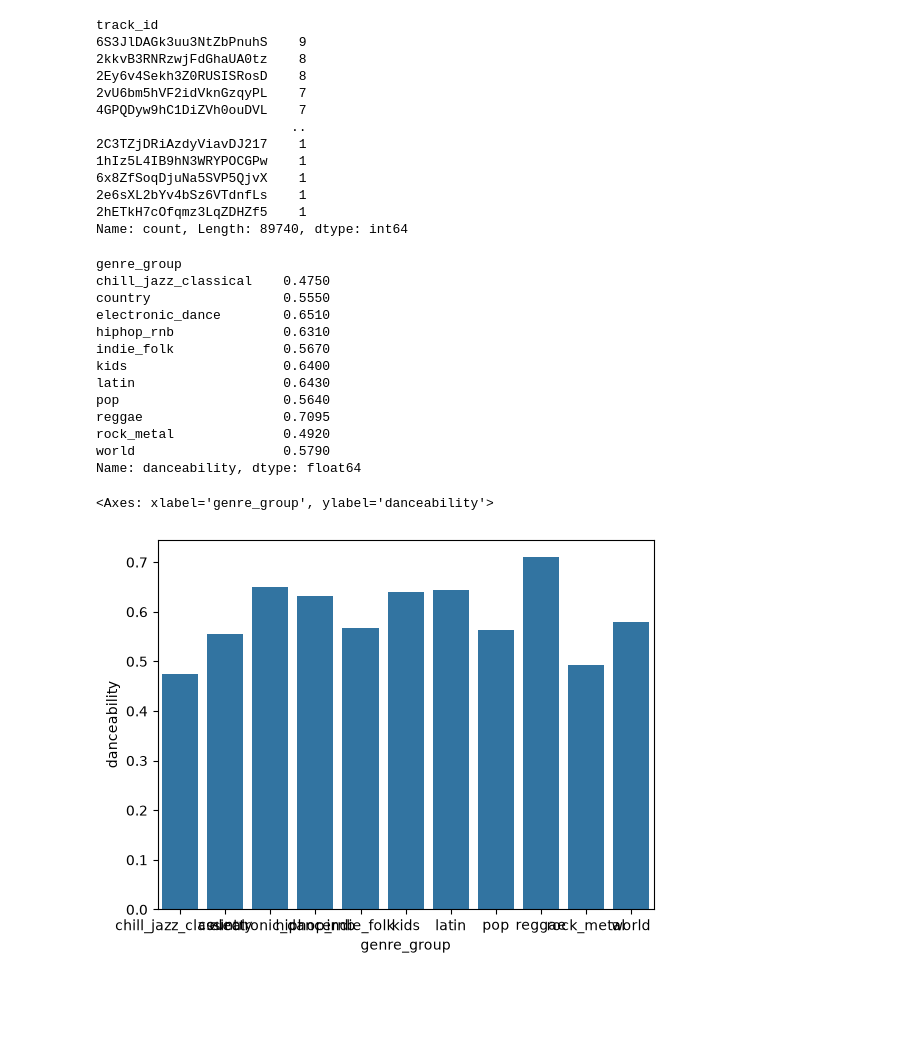
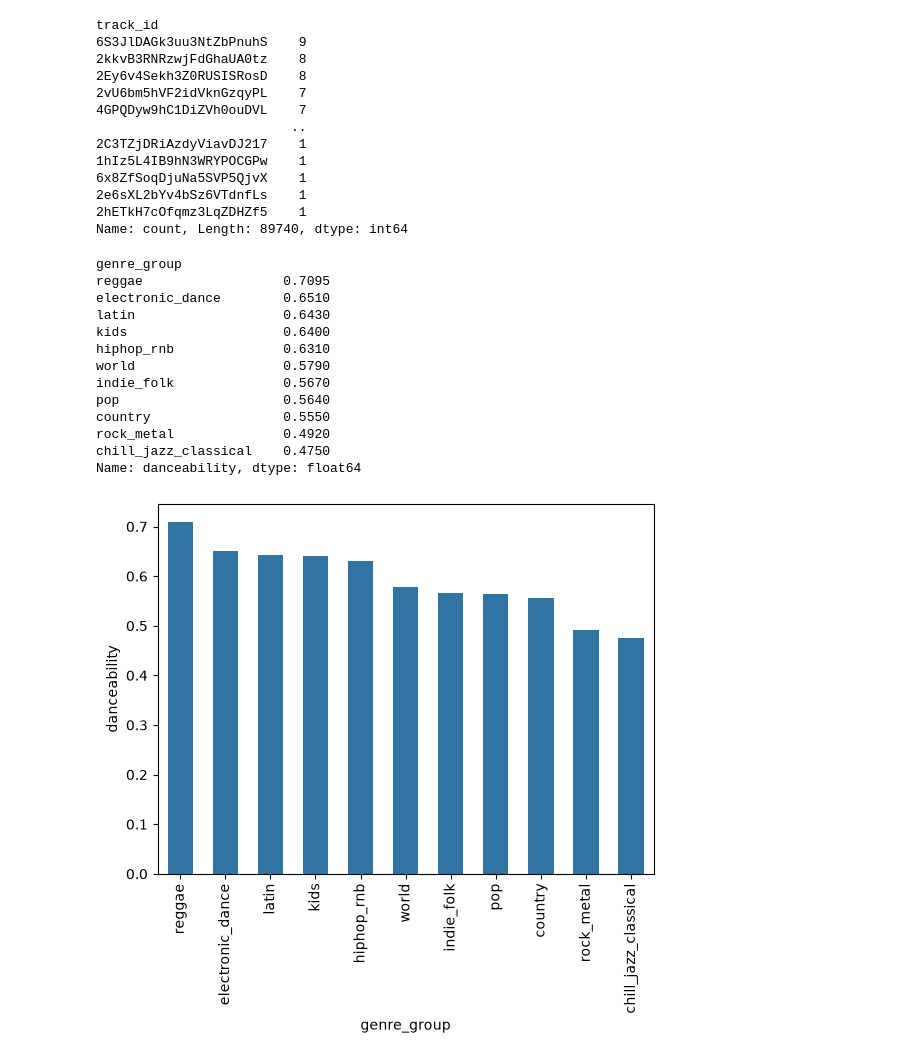
Before and after one commit to surabhibage/cs-171-final-project, a Jupyter notebook: eda-surabhi.ipynb, the cells around one changed output. Drawn from its saved outputs; the diff is of its cells as text; code cells hidden in the pictures; blank space fills up the shorter version.

```diff
--- a/eda-surabhi.ipynb
+++ b/eda-surabhi.ipynb
@@ -213,25 +213,27 @@ track_id
 Name: count, Length: 89740, dtype: int64
 # %%
 import seaborn as sns
-
+import matplotlib.pyplot as plt
 df_danceability = df.groupby('genre_group')['danceability'].median()
+df_danceability = df_danceability.sort_values(ascending=False)
 df_danceability
 # %% [output]
 genre_group
+reggae                  0.7095
+electronic_dance        0.6510
+latin                   0.6430
+kids                    0.6400
+hiphop_rnb              0.6310
+world                   0.5790
+indie_folk              0.5670
+pop                     0.5640
+country                 0.5550
+rock_metal              0.4920
 chill_jazz_classical    0.4750
-country                 0.5550
-electronic_dance        0.6510
-hiphop_rnb              0.6310
-indie_folk              0.5670
-kids                    0.6400
-latin                   0.6430
-pop                     0.5640
-reggae                  0.7095
-rock_metal              0.4920
-world                   0.5790
 Name: danceability, dtype: float64
 # %%
-sns.barplot(df_danceability)
+sns.barplot(df_danceability, gap=0.3)
+plt.xticks(rotation="vertical")
+plt.show()
 # %% [output]
-<Axes: xlabel='genre_group', ylabel='danceability'>
-[figure, old version]
+[figure, new version]
```
